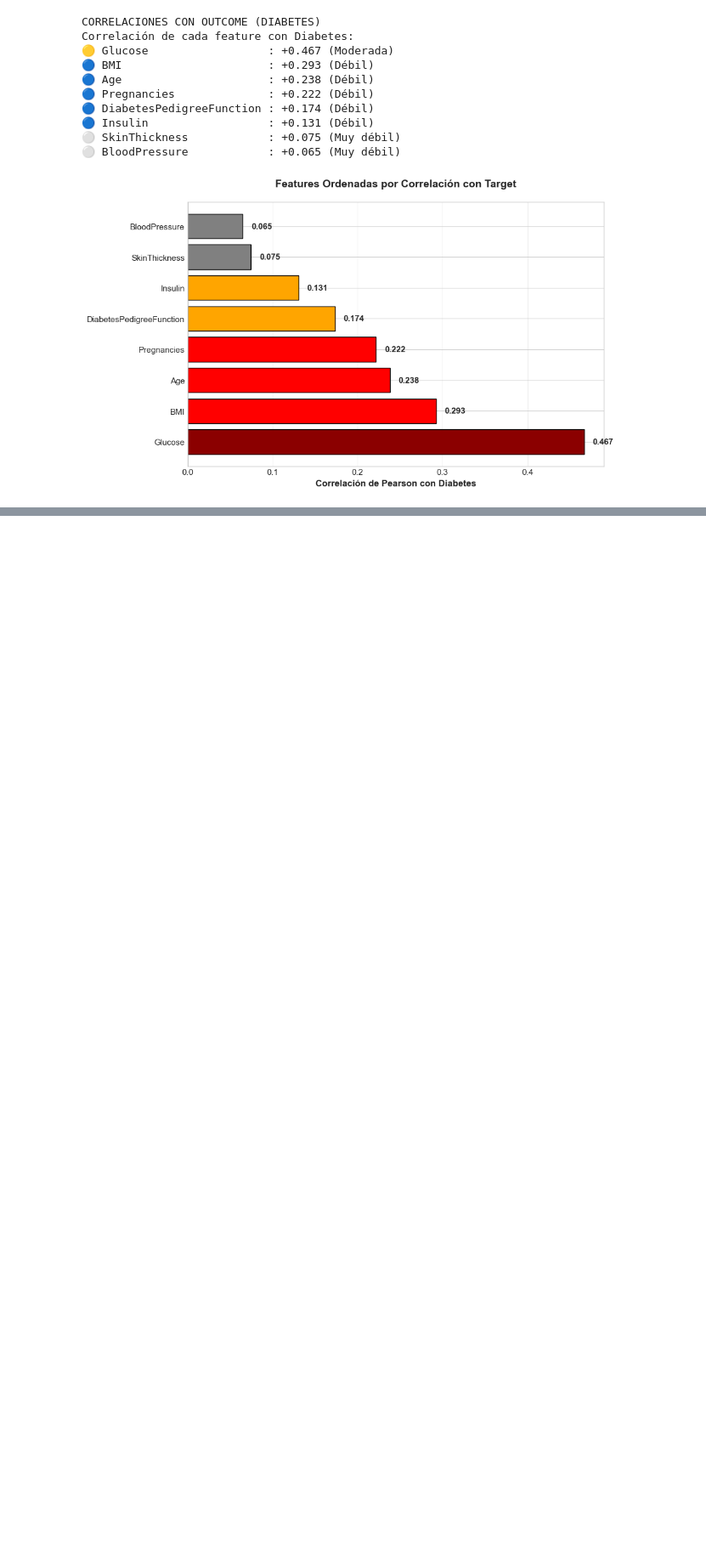
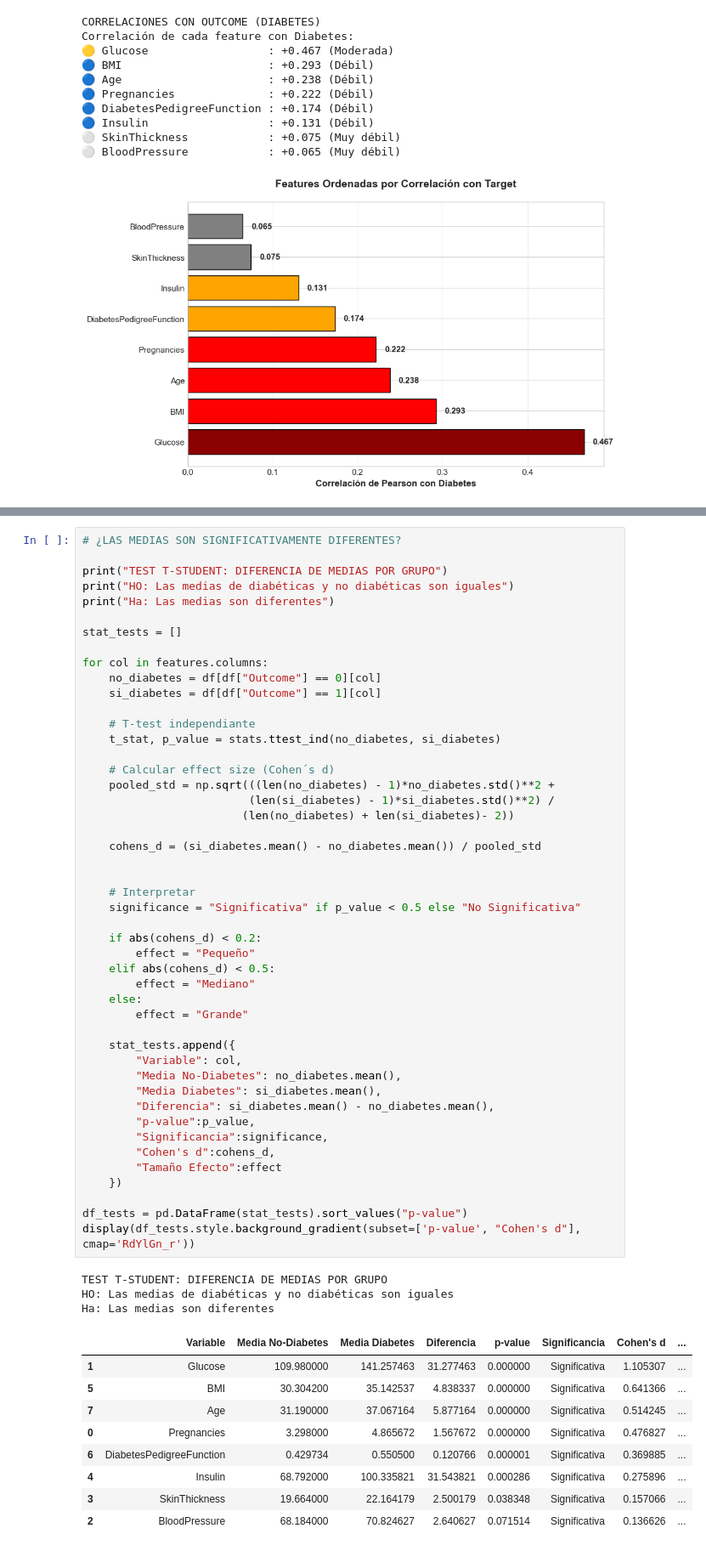
Before and after one commit to angel-rom444/diabetes-risk-predictor, a Jupyter notebook: notebooks/02_exploratory_data_analysis.ipynb, the cells around one changed output, grey strips where cells are left out. Shown at 85% size. Saved outputs shown, nothing was run; the diff lists cells and outputs as text; blank space fills up the shorter version.

```diff
--- a/notebooks/02_exploratory_data_analysis.ipynb
+++ b/notebooks/02_exploratory_data_analysis.ipynb
@@ -388,0 +454,60 @@ Correlación de cada feature con Diabetes:
+# %%
+# ¿LAS MEDIAS SON SIGNIFICATIVAMENTE DIFERENTES?
+
+print("TEST T-STUDENT: DIFERENCIA DE MEDIAS POR GRUPO")
+print("HO: Las medias de diabéticas y no diabéticas son iguales")
+print("Ha: Las medias son diferentes")
+
+stat_tests = []
+
+for col in features.columns:
+    no_diabetes = df[df["Outcome"] == 0][col]
+    si_diabetes = df[df["Outcome"] == 1][col]
+
+    # T-test independiante
+    t_stat, p_value = stats.ttest_ind(no_diabetes, si_diabetes)
+
+    # Calcular effect size (Cohen´s d)
+    pooled_std = np.sqrt(((len(no_diabetes) - 1)*no_diabetes.std()**2 +
+                         (len(si_diabetes) - 1)*si_diabetes.std()**2) /
+                        (len(no_diabetes) + len(si_diabetes)- 2))
+
+    cohens_d = (si_diabetes.mean() - no_diabetes.mean()) / pooled_std
+
+
+    # Interpretar
+    significance = "Significativa" if p_value < 0.5 else "No Significativa"
+
+    if abs(cohens_d) < 0.2:
+        effect = "Pequeño"
+    elif abs(cohens_d) < 0.5:
+        effect = "Mediano"
+    else:
+        effect = "Grande"
+
+    stat_tests.append({
+        "Variable": col,
+        "Media No-Diabetes": no_diabetes.mean(),
+        "Media Diabetes": si_diabetes.mean(),
+        "Diferencia": si_diabetes.mean() - no_diabetes.mean(),
+        "p-value":p_value,
+        "Significancia":significance,
+        "Cohen's d":cohens_d,
+        "Tamaño Efecto":effect
+    })
+
+df_tests = pd.DataFrame(stat_tests).sort_values("p-value")
+display(df_tests.style.background_gradient(subset=['p-value', "Cohen's d"], cmap='RdYlGn_r'))
+# %% [output]
+TEST T-STUDENT: DIFERENCIA DE MEDIAS POR GRUPO
+HO: Las medias de diabéticas y no diabéticas son iguales
+Ha: Las medias son diferentes
+|  | Variable | Media No-Diabetes | Media Diabetes | Diferencia | p-value | Significancia | Cohen's d | ... |
+| 1 | Glucose | 109.980000 | 141.257463 | 31.277463 | 0.000000 | Significativa | 1.105307 | ... |
+| 5 | BMI | 30.304200 | 35.142537 | 4.838337 | 0.000000 | Significativa | 0.641366 | ... |
+| 7 | Age | 31.190000 | 37.067164 | 5.877164 | 0.000000 | Significativa | 0.514245 | ... |
+| 0 | Pregnancies | 3.298000 | 4.865672 | 1.567672 | 0.000000 | Significativa | 0.476827 | ... |
+| 6 | DiabetesPedigreeFunction | 0.429734 | 0.550500 | 0.120766 | 0.000001 | Significativa | 0.369885 | ... |
+| 4 | Insulin | 68.792000 | 100.335821 | 31.543821 | 0.000286 | Significativa | 0.275896 | ... |
+| 3 | SkinThickness | 19.664000 | 22.164179 | 2.500179 | 0.038348 | Significativa | 0.157066 | ... |
+| 2 | BloodPressure | 68.184000 | 70.824627 | 2.640627 | 0.071514 | Significativa | 0.136626 | ... |
```
Also changed, not shown: parts of 4 cells of this notebook.
